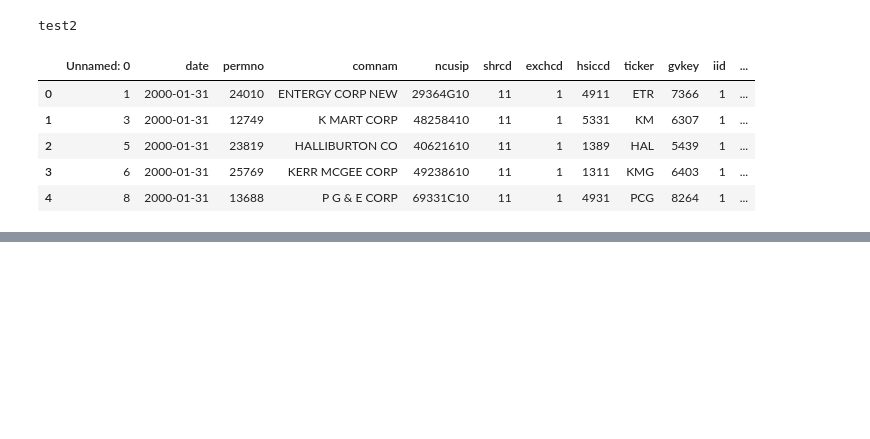
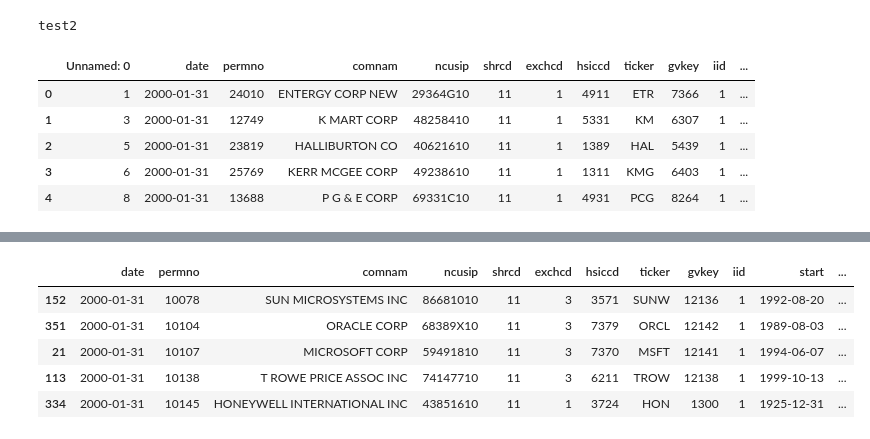
Before and after one commit to pald22/STAT-4830-NAPPERS-project, a Jupyter notebook: notebooks/notebook.ipynb, the cells around one changed output, grey strips where cells are left out. Drawn from its saved outputs; the diff is of its cells as text; code cells hidden in the pictures; blank space fills up the shorter version.

```diff
--- a/notebooks/notebook.ipynb
+++ b/notebooks/notebook.ipynb
@@ -20,0 +60,9 @@ df1.head()
+# %%
+sp500ccm.head()
+# %% [output]
+|  | date | permno | comnam | ncusip | shrcd | exchcd | hsiccd | ticker | gvkey | iid | start | ... |
+| 152 | 2000-01-31 | 10078 | SUN MICROSYSTEMS INC | 86681010 | 11 | 3 | 3571 | SUNW | 12136 | 1 | 1992-08-20 | ... |
+| 351 | 2000-01-31 | 10104 | ORACLE CORP | 68389X10 | 11 | 3 | 7379 | ORCL | 12142 | 1 | 1989-08-03 | ... |
+| 21 | 2000-01-31 | 10107 | MICROSOFT CORP | 59491810 | 11 | 3 | 7370 | MSFT | 12141 | 1 | 1994-06-07 | ... |
+| 113 | 2000-01-31 | 10138 | T ROWE PRICE ASSOC INC | 74147710 | 11 | 3 | 6211 | TROW | 12138 | 1 | 1999-10-13 | ... |
+| 334 | 2000-01-31 | 10145 | HONEYWELL INTERNATIONAL INC | 43851610 | 11 | 1 | 3724 | HON | 1300 | 1 | 1925-12-31 | ... |
```
Also changed, not shown: parts of 2 cells of this notebook.
